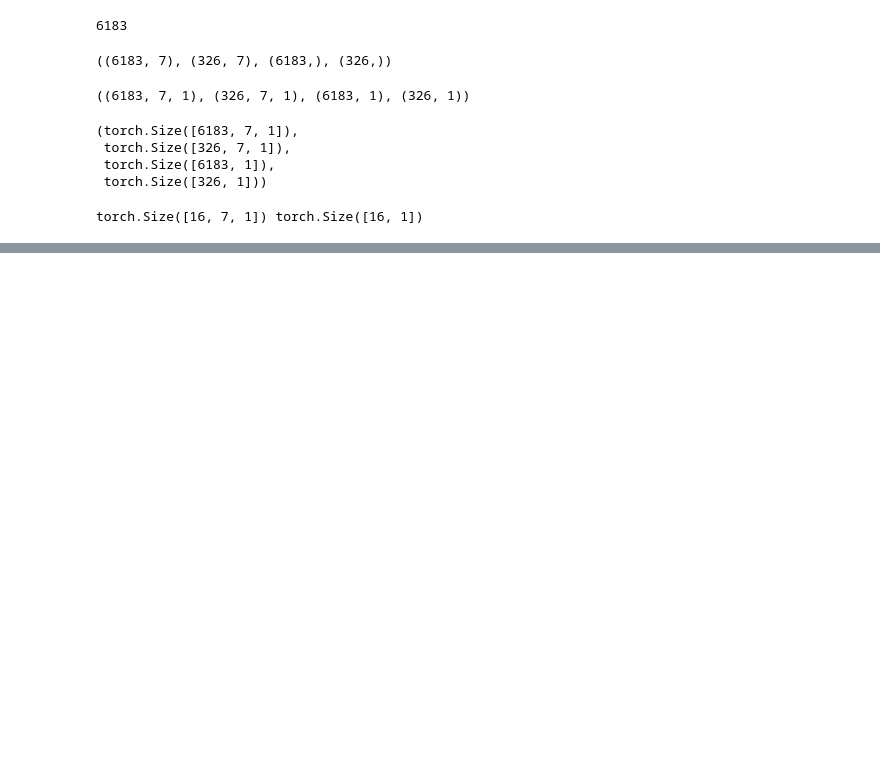
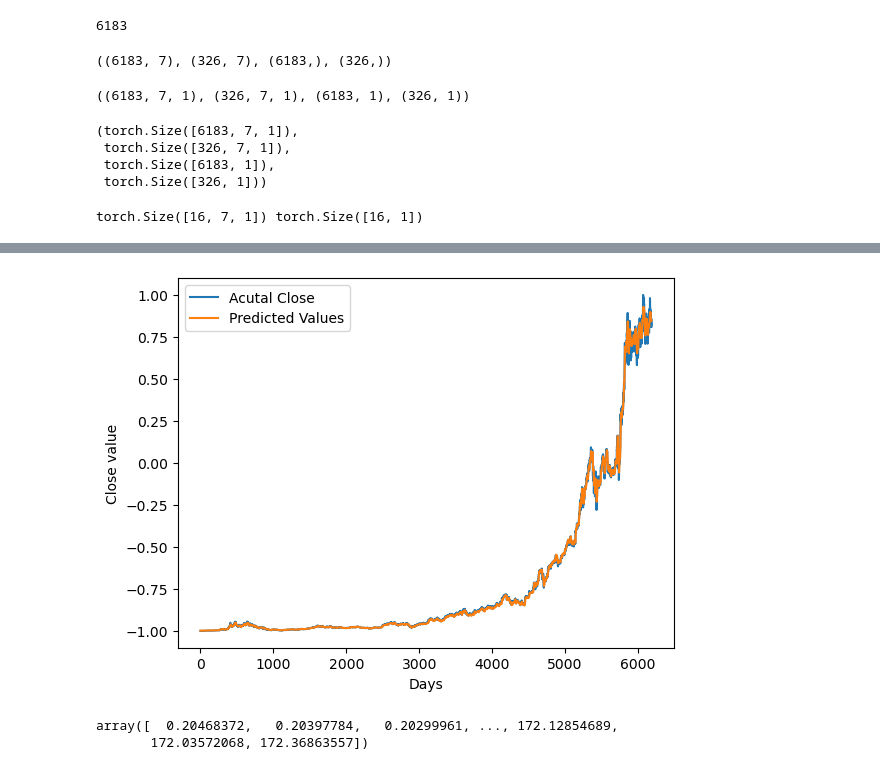
Before and after one commit to VaskarO/Neural-network-and-deep-learning, a Jupyter notebook: Pytorch_review/LSTM_forecasting.ipynb, the cells around one changed output, grey strips where cells are left out. Drawn from its saved outputs; the diff is of its cells as text; code cells hidden in the pictures; blank space fills up the shorter version.

Commit message:
LSTM model training and prediction

```diff
--- a/Pytorch_review/LSTM_forecasting.ipynb
+++ b/Pytorch_review/LSTM_forecasting.ipynb
@@ -85,7 +85,7 @@ print(X.shape, y.shape)
  -0.99982128] -0.999938552167786
 (6509, 7) (6509,)
 # %%
-X = np.flip(X, axis = 1)
+X = np.flip(X, axis = 1).copy()
 X
 # %% [output]
 array([[-0.99969839, -0.99982128, -0.99983244, ..., -0.99998325,
@@ -164,3 +164,22 @@ for _, batch in enumerate(train_loader):
     break
 # %% [output]
 torch.Size([16, 7, 1]) torch.Size([16, 1])
+# %%
+class LSTM(nn.Module):
+    def __init__(self, input_size, hidden_size, num_stacked_layers):
+        super().__init__()
+        self.hidden_size = hidden_size
+        self.num_stacked_layers = num_stacked_layers
+        self.lstm = nn.LSTM(input_size, hidden_size, num_stacked_layers, batch_first=True)
+        self.fc = nn.Linear(hidden_size, 1)
+
+    def forward(self, x):
+        batch_size = x.size(0)
+        h0 = torch.zeros(self.num_stacked_layers, batch_size, self.hidden_size)
+        c0 = torch.zeros(self.num_stacked_layers, batch_size, self.hidden_size)
+        out, _ = self.lstm(x, (h0, c0))
+        out = self.fc(out[:, -1, :])
+        return out
+# %%
+model = LSTM(input_size=1, hidden_size=4, num_stacked_layers=1)
+model
@@ -166,0 +252,23 @@ torch.Size([16, 7, 1]) torch.Size([16, 1])
+# %%
+with torch.no_grad():
+    predicted_values = model(X_train).numpy()
+# %%
+plt.plot(y_train, label = 'Acutal Close')
+plt.plot(predicted_values, label = 'Predicted Values')
+plt.xlabel("Days")
+plt.ylabel('Close value')
+plt.legend()
+plt.show()
+# %% [output]
+[figure, added]
+# %%
+train_prediction = predicted_values.flatten()
+dummies = np.zeros((X_train.shape[0], look_back+1))
+dummies[:,0] =train_prediction
+dummies = scalar.inverse_transform(dummies)
+
+train_prediction = dummies[:,0]
+train_prediction
+# %% [output]
+array([  0.20468372,   0.20397784,   0.20299961, ..., 172.12854689,
+       172.03572068, 172.36863557])
```
Also changed, not shown: parts of 7 cells of this notebook.
